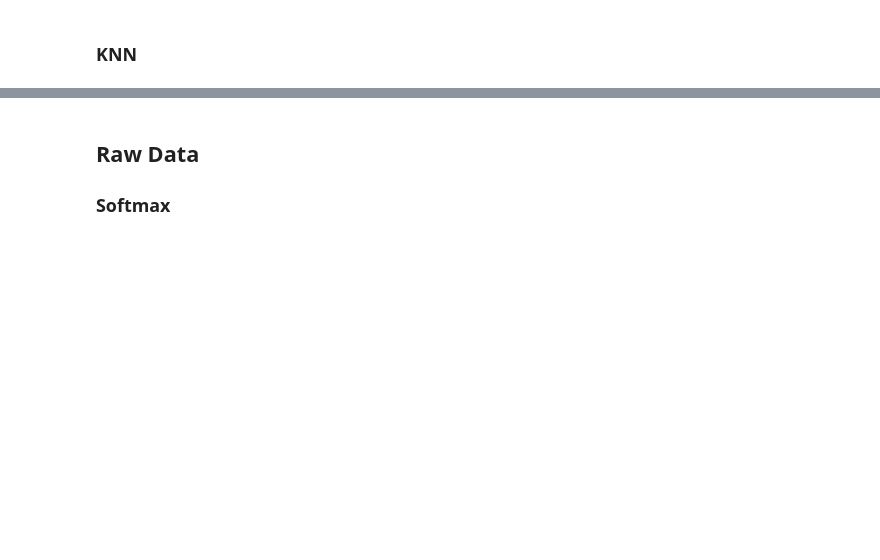
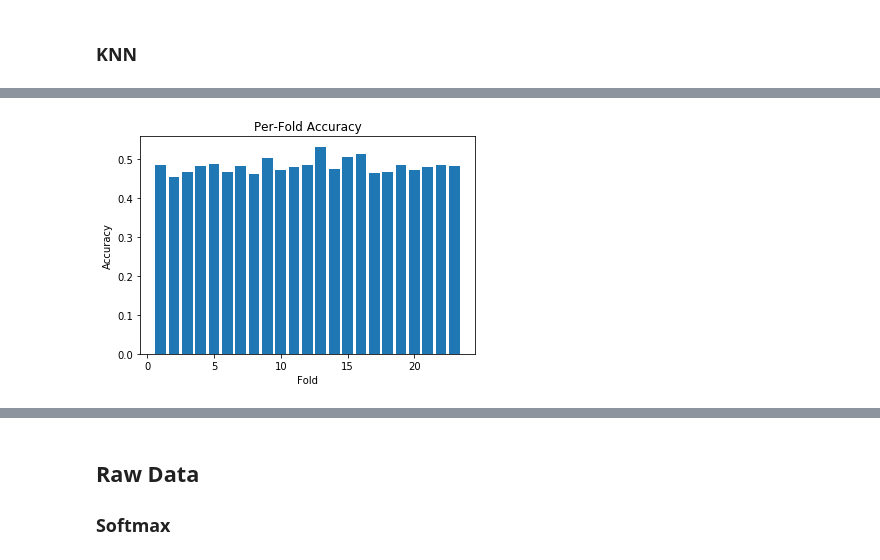
Before and after one commit to carolineh101/cs229-epilepsy, a Jupyter notebook: experiments.ipynb, the cells around one changed output, grey strips where cells are left out. Cells and saved outputs as stored; diff of their text form; code cells hidden in the pictures; blank space fills up the shorter version.

```diff
--- a/experiments.ipynb
+++ b/experiments.ipynb
@@ -60,7 +66,9 @@ util.visualize_confusion_matrix(b_cm, classes)
 ### KNN
 # %%
 bk_clf = KNeighborsClassifier()
-bk_scores, bk_cm = util.evaluate_model(X_b, y, ids, classes, bk_clf, param_grid={'n_neighbors': range(1, 10)})
+bk_scores, bk_fold_acc, bk_cm = util.evaluate_model(
+    X_b, y, chunks, classes, bk_clf, param_grid={'n_neighbors': range(1, 10)},
+    inner_k=num_chunks-1, outer_k=num_chunks)
 # %%
 bk_scores
 # %% [output]
@@ -74,3 +82,7 @@ bk_scores
+# %%
+util.plot_fold_accuracy(bk_fold_acc, k=num_chunks)
+# %% [output]
+[figure, added]
 # %%
 util.visualize_confusion_matrix(bk_cm, classes)
 # %% [output]
```
Also changed, not shown: parts of 21 cells of this notebook, 1 other file.
